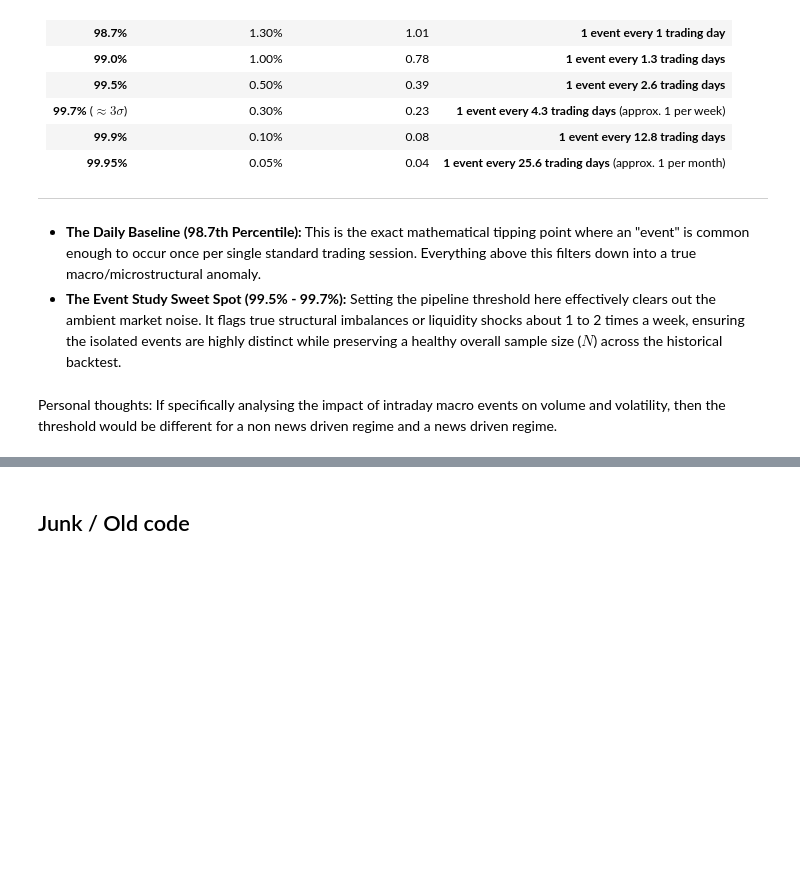
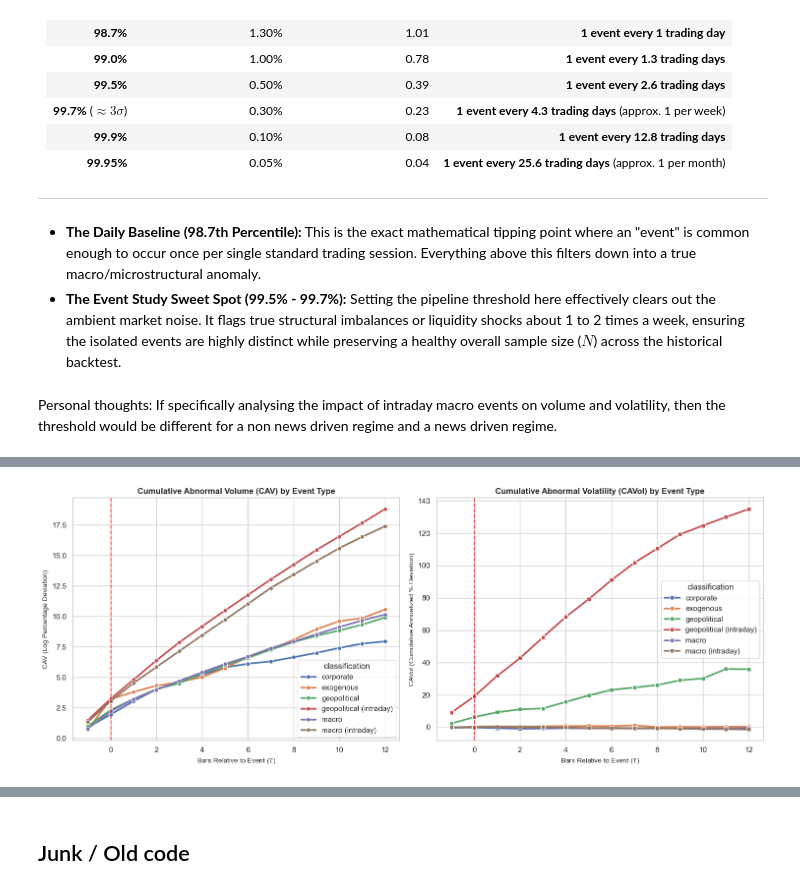
Before and after one commit to Aryan092/fds-indx-data, a Jupyter notebook: Data analyses v0.1.ipynb, the cells around one changed output, grey strips where cells are left out. Drawn from its saved outputs; the diff is of its cells as text; code cells hidden in the pictures; blank space fills up the shorter version.

```diff
--- a/Data analyses v0.1.ipynb
+++ b/Data analyses v0.1.ipynb
@@ -367,0 +610,2 @@ Personal thoughts: If specifically analysing the impact of intraday macro events
+# %%
+classified_events = pd.read_excel(r'C:\Users\Raymon\QF632/Project/Aryan/events_classified.xlsx')
@@ -367,0 +663,5 @@ Personal thoughts: If specifically analysing the impact of intraday macro events
+# %%
+# just in case
+QQQ_5min = pd.read_csv(r'C:\Users\Raymon\QF632/Project/Aryan/fds-indx-data/indx_data/QQQ_5min.csv')
+QQQ_5min = delete_ghost_rows(QQQ_5min)
+QQQ_processed = compute_market_shocks(QQQ_5min)
@@ -367,0 +751,32 @@ Personal thoughts: If specifically analysing the impact of intraday macro events
+# %%
+# Compute the mean vectors across categories
+df_results = df_event_study_panel.groupby(['classification', 'event_time_step']).mean().reset_index()
+
+# Set up a beautiful 2-panel figure for your thesis document
+fig, ax = plt.subplots(1, 2, figsize=(15, 6))
+sns.set_theme(style="whitegrid")
+
+# Left Plot: Cumulative Abnormal Volume (CAV)
+sns.lineplot(
+    data=df_results, x='event_time_step', y='CAV',
+    hue='classification', marker='o', linewidth=2.5, ax=ax[0]
+)
+ax[0].axvline(x=0, color='red', linestyle='--', alpha=0.7)
+ax[0].set_title("Cumulative Abnormal Volume (CAV) by Event Type", fontsize=12, fontweight='bold')
+ax[0].set_xlabel("Bars Relative to Event ($\\tau$)", fontsize=10)
+ax[0].set_ylabel("CAV (Log Percentage Deviation)", fontsize=10)
+
+# Right Plot: Cumulative Abnormal Volatility (CAVol)
+sns.lineplot(
+    data=df_results, x='event_time_step', y='CAVol',
+    hue='classification', marker='s', linewidth=2.5, ax=ax[1]
+)
+ax[1].axvline(x=0, color='red', linestyle='--', alpha=0.7)
+ax[1].set_title("Cumulative Abnormal Volatility (CAVol) by Event Type", fontsize=12, fontweight='bold')
+ax[1].set_xlabel("Bars Relative to Event ($\\tau$)", fontsize=10)
+ax[1].set_ylabel("CAVol (Cumulative Annualized % Deviation)", fontsize=10)
+
+plt.tight_layout()
+plt.show()
+# %% [output]
+[figure, added]
```
Also changed, not shown: parts of 43 cells of this notebook, 9 other files.
